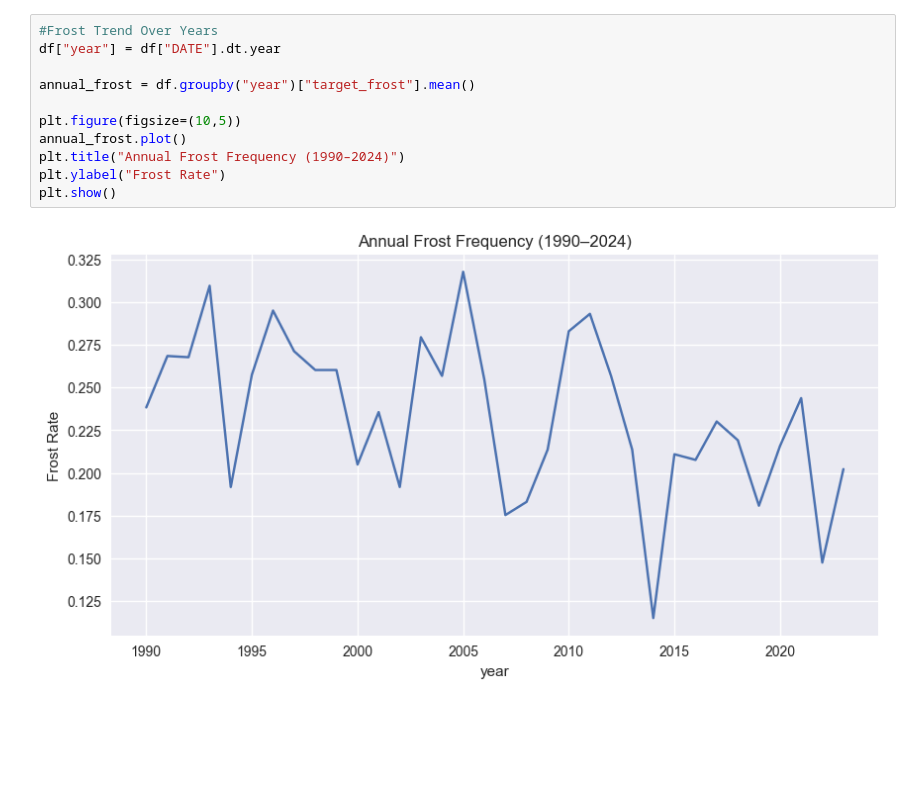
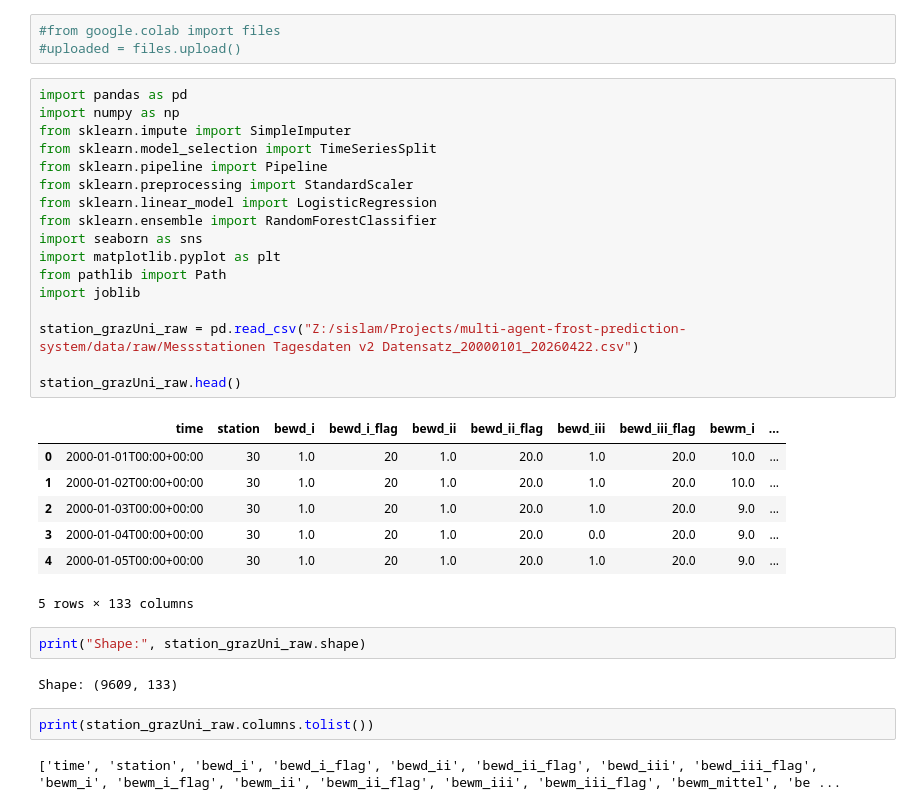
Before and after one commit to saifar-tug/multi-agent-frost-prediction-system, a Jupyter notebook: notebooks/data_exploration.ipynb, the cells around one changed output. Drawn from its saved outputs; the diff is of its cells as text; blank space fills up the shorter version.

```diff
--- a/notebooks/data_exploration.ipynb
+++ b/notebooks/data_exploration.ipynb
@@ -58,13 +1,36 @@ plt.show()
-# %%
-#Frost Trend Over Years
-df["year"] = df["DATE"].dt.year
-
-annual_frost = df.groupby("year")["target_frost"].mean()
-
-plt.figure(figsize=(10,5))
-annual_frost.plot()
-plt.title("Annual Frost Frequency (1990–2024)")
-plt.ylabel("Frost Rate")
-plt.show()
-# %% [output]
-[figure, removed]
+# %%
+#from google.colab import files
+#uploaded = files.upload()
+# %%
+import pandas as pd
+import numpy as np
+from sklearn.impute import SimpleImputer
+from sklearn.model_selection import TimeSeriesSplit
+from sklearn.pipeline import Pipeline
+from sklearn.preprocessing import StandardScaler
+from sklearn.linear_model import LogisticRegression
+from sklearn.ensemble import RandomForestClassifier
+import seaborn as sns
+import matplotlib.pyplot as plt
+from pathlib import Path
+import joblib
+
+station_grazUni_raw = pd.read_csv("Z:/sislam/Projects/multi-agent-frost-prediction-system/data/raw/Messstationen Tagesdaten v2 Datensatz_20000101_20260422.csv")
+
+station_grazUni_raw.head()
+# %% [output]
+|  | time | station | bewd_i | bewd_i_flag | bewd_ii | bewd_ii_flag | bewd_iii | bewd_iii_flag | bewm_i | ... |
+| 0 | 2000-01-01T00:00+00:00 | 30 | 1.0 | 20 | 1.0 | 20.0 | 1.0 | 20.0 | 10.0 | ... |
+| 1 | 2000-01-02T00:00+00:00 | 30 | 1.0 | 20 | 1.0 | 20.0 | 1.0 | 20.0 | 10.0 | ... |
+| 2 | 2000-01-03T00:00+00:00 | 30 | 1.0 | 20 | 1.0 | 20.0 | 1.0 | 20.0 | 9.0 | ... |
+| 3 | 2000-01-04T00:00+00:00 | 30 | 1.0 | 20 | 1.0 | 20.0 | 0.0 | 20.0 | 9.0 | ... |
+| 4 | 2000-01-05T00:00+00:00 | 30 | 1.0 | 20 | 1.0 | 20.0 | 1.0 | 20.0 | 9.0 | ... |
+5 rows × 133 columns
+# %%
+print("Shape:", station_grazUni_raw.shape)
+# %% [output]
+Shape: (9609, 133)
+# %%
+print(station_grazUni_raw.columns.tolist())
+# %% [output]
+['time', 'station', 'bewd_i', 'bewd_i_flag', 'bewd_ii', 'bewd_ii_flag', 'bewd_iii', 'bewd_iii_flag', 'bewm_i', 'bewm_i_flag', 'bewm_ii', 'bewm_ii_flag', 'bewm_iii', 'bewm_iii_flag', 'bewm_mittel', 'be ...
```
Also changed, not shown: parts of 76 cells of this notebook, 10 other files.
